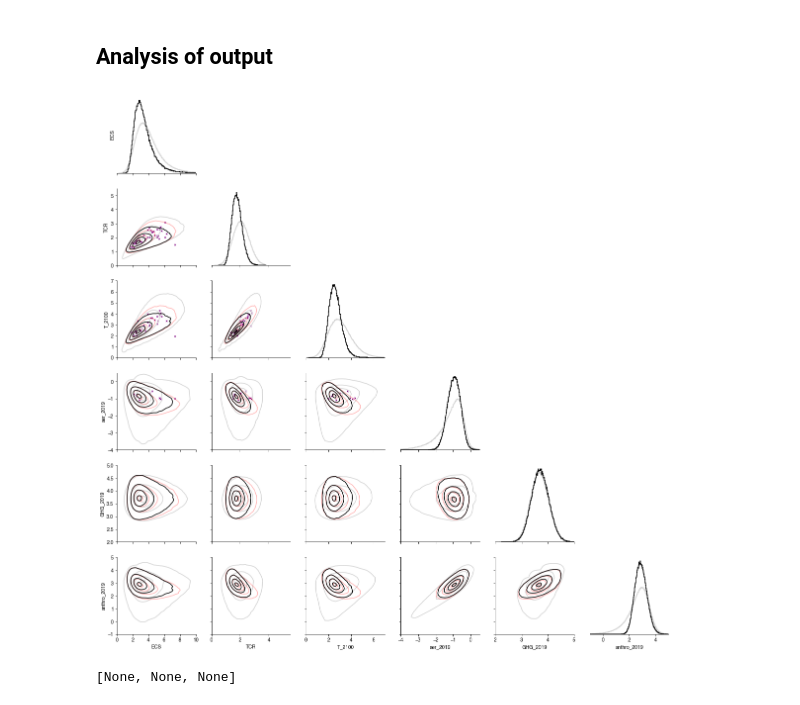
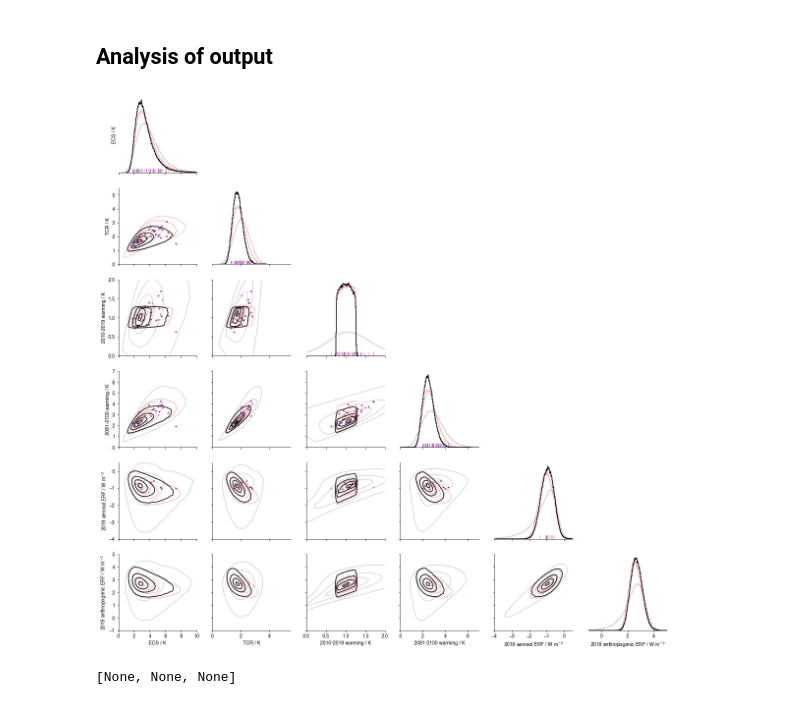
Before and after one commit to njleach/GIR, a Jupyter notebook: GIR/notebooks/NROY_generation.ipynb, the cells around one changed output. Saved outputs shown, nothing was run; the diff lists cells and outputs as text; code cells hidden in the pictures.

```diff
--- a/GIR/notebooks/NROY_generation.ipynb
+++ b/GIR/notebooks/NROY_generation.ipynb
@@ -965,13 +963,18 @@ def run_CONSTRAIN(N,ssp='ssp245',mem_names=False):
     erf_ar6 = pd.read_csv('https://raw.githubusercontent.com/Priestley-Centre/ssp_erf/master/SSPs/ERF_'+ssp+'_1750-2500.csv',index_col=0,dtype=float)
     ## LUC
     LUC_forc = erf_ar6[['land_use']].reindex(np.arange(1750,2101)).values
-    LUC_forc_ensemble = sp.stats.norm(1,0.75/1.645).rvs(N)[None] * LUC_forc
+    LUC_forc_sfs = sp.stats.norm(1,0.75/1.645).rvs(N)
+    LUC_forc_ensemble = LUC_forc_sfs[None] * LUC_forc
 
     ## Natural
     volc_forc = erf_ar6[['volcanic']].reindex(np.arange(1750,2101)).values
-    volc_forc_ensemble = sp.stats.norm(1,0.5/1.645).rvs(N)[None] * volc_forc
+    volc_forc_sfs = sp.stats.norm(1,0.5/1.645).rvs(N)
+    volc_forc_ensemble = volc_forc_sfs[None] * volc_forc
     sol_forc = erf_ar6[['solar']].reindex(np.arange(1750,2101)).values
-    sol_forc_ensemble = sp.stats.norm(1,1/1.645).rvs(N)[None] * sol_forc
+    sol_forc_sfs = sp.stats.norm(1,1/1.645).rvs(N)
+    sol_forc_ensemble = sol_forc_sfs[None] * sol_forc
+
+    ext_forc_sfs = pd.DataFrame([LUC_forc_sfs,volc_forc_sfs,sol_forc_sfs],index=['LUC','volc','sol'],columns = mem_names)
 
     ssp_forc = pd.DataFrame(LUC_forc_ensemble+sol_forc_ensemble+volc_forc_ensemble,index=np.arange(1750,2101),columns=pd.MultiIndex.from_product([mem_names,['forcing']]) )
 
@@ -1029,6 +1032,7 @@ def run_CONSTRAIN(N,ssp='ssp245',mem_names=False):
     thermal_parameter_ensemble.to_pickle('../Parameter_Sets/NROY/response_params_'+mem_names[0]+'-'+mem_names[-1]+'_v1.pkl')
     temp_constraint.to_pickle('../Parameter_Sets/NROY/temp_constraint_'+mem_names[0]+'-'+mem_names[-1]+'_v1.pkl')
     rate_constraint.to_pickle('../Parameter_Sets/NROY/rate_constraint_'+mem_names[0]+'-'+mem_names[-1]+'_v1.pkl')
+    ext_forc_sfs.to_pickle('../Parameter_Sets/NROY/EXT_forc_'+mem_names[0]+'-'+mem_names[-1]+'_v1.pkl')
 
     return _output
 # %%
@@ -1057,3 +1069,5 @@ FULL_results = pd.concat(results,axis=1).apply(pd.to_numeric).dropna(axis=1)
+# %%
+FULL_results = pd.read_hdf('/home/leachl/Documents/Simple_models/FaIR_v2-0_paper/NROY_results/FULL_v1.h5')
 # %%
 ## obtain some cmip6 parameter ranges for tas / ECS / TCR / aer_2019
 
@@ -1143,6 +1157,8 @@ for model in CMIP6_aer_forc_2019.index:
     CMIP6_aer_forc_2019.loc[model,'aci'] = ERFaci_params.loc[model,'beta'] * np.log(1+ssp_emms.loc[2019,'so2']/ERFaci_params.loc[model,'s']) + ERFaci_params.loc[model,'alpha']*(ssp_emms.loc[2019,'bc']+ssp_emms.loc[2019,'oc'])
     CMIP6_aer_forc_2019.loc[model,'aer'] = CMIP6_aer_forc_2019.loc[model,'aci'] + CMIP6_aer_forc_2019.loc[model,'ari']
 # %%
+baseline = [1861,1880]
+
 plot_cmip6_tas2100 = ssp_tas.loc[:].xs('ssp245',axis=1,level=-1).drop(('KACE-1-0-G','r3i1p1f1'),axis=1).groupby(level=0,axis=1).mean()
 plot_cmip6_tas2100 = plot_cmip6_tas2100 - plot_cmip6_tas2100.loc[baseline[0]:baseline[1]].mean()
 # %%
@@ -1191,7 +1207,9 @@ def custom_kde(x,y):
 # %%
 ## create a correlation matrix plot:
 
-cor_vars = ['ECS','TCR','T_2100','aer_2019','GHG_2019','anthro_2019']
+cor_vars = ['ECS','TCR','T_10s','T_EoC','aer_2019','anthro_2019']
+
+map_cor_vars = dict(zip(cor_vars,['ECS / K','TCR / K','2010-2019 warming / K','2081-2100 warming / K','2019 aerosol ERF / W m$^{-2}$','2019 anthropogenic ERF / W m$^{-2}$']))
 
 fig,ax = plt.subplots(len(cor_vars),len(cor_vars),figsize=(20,20))
 
@@ -1201,7 +1219,9 @@ fig,ax = plt.subplots(len(cor_vars),len(cor_vars),figsize=(20,20))
 
 for i in np.arange(len(cor_vars)):
     ax[i,i].hist(FULL_results.loc[cor_vars[i]].values.flatten(),histtype='step',color='lightgrey',density=True,lw=1.5)
+    ax[i,i].hist(FULL_results.loc[cor_vars[i],FULL_results.loc['constrain_level'].astype(bool)].values.flatten(),histtype='step',color='red',density=True,lw=1.5,alpha=0.3)
     ax[i,i].hist(FULL_results.loc[cor_vars[i],FULL_results.loc['constrain_multi'].astype(bool)].values.flatten(),histtype='step',color='k',density=True,lw=1.5)
+
 
 ## do some kde plots
 import multiprocessing
@@ -1213,47 +1233,49 @@ def kde_wrapper(i,j,constrain):
 
     return result
 
 # derive the kdes:
 
-P1=multiprocessing.Pool(processes=4)
+# P1=multiprocessing.Pool(processes=4)
 plot_indices = [[i,j,False] for i in np.arange(len(cor_vars)) for j in np.arange(len(cor_vars)) if j<i]
-kde_FULL = P1.starmap(kde_wrapper,plot_indices)
-plot_indices = [[i,j,'constrain_level'] for i in np.arange(len(cor_vars)) for j in np.arange(len(cor_vars)) if j<i]
-kde_level = P1.starmap(kde_wrapper,plot_indices)
-plot_indices = [[i,j,'constrain_multi'] for i in np.arange(len(cor_vars)) for j in np.arange(len(cor_vars)) if j<i]
-kde_constrain = P1.starmap(kde_wrapper,plot_indices)
-P1.close()
+# kde_FULL = P1.starmap(kde_wrapper,plot_indices)
+# plot_indices = [[i,j,'constrain_level'] for i in np.arange(len(cor_vars)) for j in np.arange(len(cor_vars)) if j<i]
+# kde_level = P1.starmap(kde_wrapper,plot_indices)
+# plot_indices = [[i,j,'constrain_multi'] for i in np.arange(len(cor_vars)) for j in np.arange(len(cor_vars)) if j<i]
+# kde_constrain = P1.starmap(kde_wrapper,plot_indices)
+# P1.close()
 
 # plot the kdes:
 [ax[x[0],x[1]].contour(kde_FULL[i][0],kde_FULL[i][1],kde_FULL[i][2],kde_FULL[i][3],colors='lightgrey') for i,x in enumerate(plot_indices)]
 [ax[x[0],x[1]].contour(kde_level[i][0],kde_level[i][1],kde_level[i][2],kde_level[i][3],colors='red',alpha=0.3) for i,x in enumerate(plot_indices)]
 [ax[x[0],x[1]].contour(kde_constrain[i][0],kde_constrain[i][1],kde_constrain[i][2],kde_constrain[i][3],colors='k') for i,x in enumerate(plot_indices)]
 
 # plot CMIP6 samples:
-cmip6_samples = [CMIP6_response_params.loc['ECS'],CMIP6_response_params.loc['TCR'],plot_cmip6_tas2100.loc[2091:2100].mean(),CMIP6_aer_forc_2019.aer]
-for i in np.arange(4):
-    for j in np.arange(4):
+cmip6_samples = [CMIP6_response_params.loc['ECS'],CMIP6_response_params.loc['TCR'],plot_cmip6_tas2100.loc[2010:2019].mean(),plot_cmip6_tas2100.loc[2081:2100].mean(),CMIP6_aer_forc_2019.aer]
+for i in np.arange(5):
+    for j in np.arange(5):
         if j<i:
             intersection = list(set(cmip6_samples[i].index).intersection(set(cmip6_samples[j].index)))
             ax[i,j].plot(cmip6_samples[j].loc[intersection],cmip6_samples[i].loc[intersection],'x',color='purple',ms=3,zorder=0)
 
-axes_lims = [[0,10],[0,5.5],[0,7],[-4,0.5],[2,5],[-1,5]]
+axes_lims = [[0,10],[0,5.5],[0,2],[0,7],[-4,0.5],[-1,5]]
+
+[sn.rugplot(cmip6_samples[i],ax=ax[i,i],color='purple',lw=0.5) for i in np.arange(5)]
 
 [ax[i,j].set_xlim(axes_lims[j]) for i in np.arange(len(cor_vars)) for j in np.arange(len(cor_vars))]
 [ax[i,j].set_ylim(axes_lims[i]) for i in np.arange(len(cor_vars)) for j in np.arange(len(cor_vars)) if j<i]
-[ax[i,j].set_ylabel(cor_vars[i]) for i in np.arange(len(cor_vars)) for j in np.arange(len(cor_vars)) if j==0]
-[ax[i,j].set_xlabel(cor_vars[j]) for i in np.arange(len(cor_vars)) for j in np.arange(len(cor_vars)) if i==5]
+[ax[i,j].set_ylabel(map_cor_vars[cor_vars[i]]) for i in np.arange(len(cor_vars)) for j in np.arange(len(cor_vars)) if j==0]
+[ax[i,j].set_xlabel(map_cor_vars[cor_vars[j]]) for i in np.arange(len(cor_vars)) for j in np.arange(len(cor_vars)) if i==5]
 
 ## diagonal axes
 [ax[i,i].spines[pos].set_visible(False) for i in np.arange(len(cor_vars)) for pos in ['top','right','left']]
 [ax[i,i].tick_params(left=False,labelleft=False) for i in np.arange(len(cor_vars))]
 
 [ax[i,j].spines[pos].set_visible(False) for i in np.arange(len(cor_vars)) for j in np.arange(len(cor_vars)) for pos in ['top','right']]
 [ax[i,j].tick_params(labelleft=False) for i in np.arange(len(cor_vars)) for j in np.arange(len(cor_vars)) if j!=0]
 [ax[i,j].tick_params(labelbottom=False) for i in np.arange(len(cor_vars)) for j in np.arange(len(cor_vars)) if i!=5]
 print()
 # %% [output]
-[figure, old version]
+[figure, new version]
 # %%
 [fig.savefig('/home/leachl/Documents/Simple_models/FaIR_v2-0_paper/Plots/NROY_corr_1e6mem.'+x,bbox_inches='tight',dpi=600) for x in ['png','pdf','svg']]
 # %% [output]
```
Also changed, not shown: parts of 20 cells of this notebook, 12 other files.
